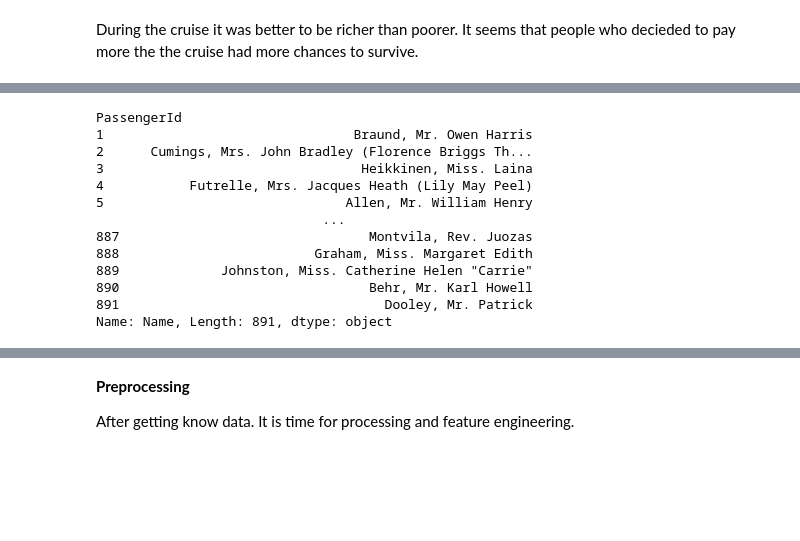
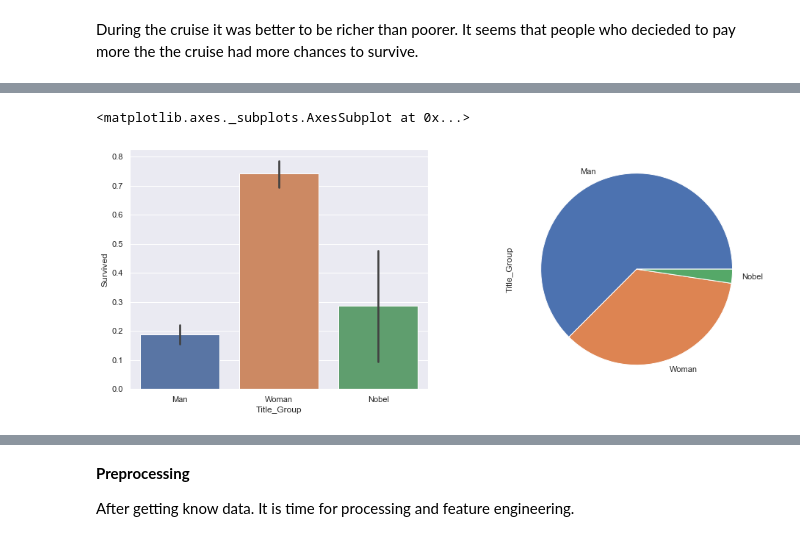
Before and after one commit to Bounty1993/ML-scripts, a Jupyter notebook: titanic.ipynb, the cells around one changed output, grey strips where cells are left out. Drawn from its saved outputs; the diff is of its cells as text; code cells hidden in the pictures; blank space fills up the shorter version.

```diff
--- a/titanic.ipynb
+++ b/titanic.ipynb
@@ -188,17 +188,24 @@ temp.plot(kind='bar', ax=axes[1])
-# %%
-titles = ['Mr', 'Miss', 'Mrs', 'Lady']
-train_df['Name']
-# %% [output]
-PassengerId
-1                                Braund, Mr. Owen Harris
-2      Cumings, Mrs. John Bradley (Florence Briggs Th...
-3                                 Heikkinen, Miss. Laina
-4           Futrelle, Mrs. Jacques Heath (Lily May Peel)
-5                               Allen, Mr. William Henry
-                             ...
-887                                Montvila, Rev. Juozas
-888                         Graham, Miss. Margaret Edith
-889             Johnston, Miss. Catherine Helen "Carrie"
-890                                Behr, Mr. Karl Howell
-891                                  Dooley, Mr. Patrick
-Name: Name, Length: 891, dtype: object
+# %%
+train_df['Title'] = train_df['Name'].str.extract(r'(\w+)\.')
+train_df['Title'].unique()
+
+def get_title(text):
+    men_title = ['Mr', 'Master']
+    if text in men_title:
+        return 'Man'
+    women_title = ['Miss', 'Mrs','Ms', 'Mlle', 'Lady', 'Mme', 'Countess', 'Dona']
+    if text in women_title:
+        return 'Woman'
+    noble = ['Dr', 'Col', 'Major', 'Jonkheer', 'Capt', 'Sir', 'Don', 'Rev']
+    if text in noble:
+        return 'Nobel'
+    return 'Other'
+
+train_df['Title_Group'] = train_df['Title'].apply(get_title)
+
+fig, (ax1, ax2) = plt.subplots(1, 2, figsize=(16, 6))
+sns.barplot(x='Title_Group', y='Survived', data=train_df, ax=ax1)
+train_df['Title_Group'].value_counts().plot(kind='pie', ax=ax2)
+# %% [output]
+<matplotlib.axes._subplots.AxesSubplot at 0x...>
+[figure, added]
```
Also changed, not shown: parts of 10 cells of this notebook.
